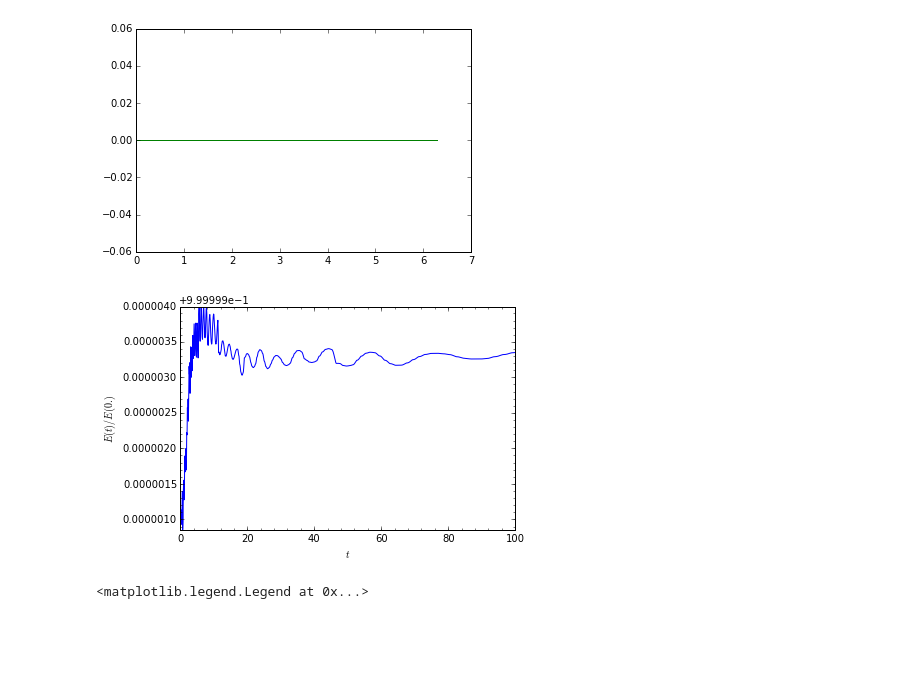
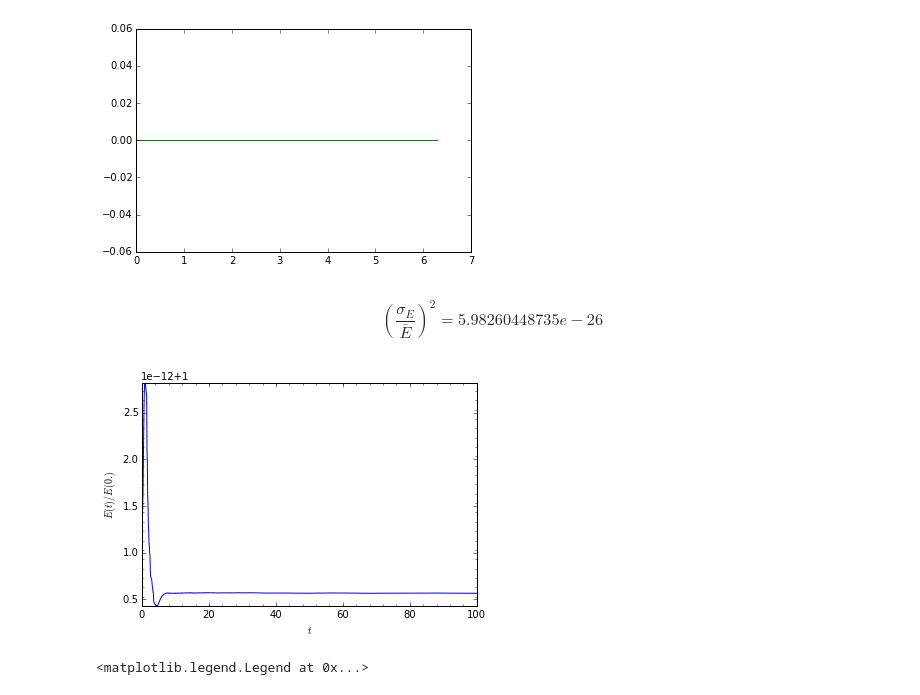
Before and after one commit to SeaifanAladdin/galpy-notebook, a Jupyter notebook: galpy/SCFPotential_forces.ipynb, the cells around one changed output. Drawn from its saved outputs; the diff is of its cells as text; code cells hidden in the pictures; blank space fills up the shorter version.

Commit message:
Switched from using odeint to the dopr54_c integrator.

```diff
--- a/galpy/SCFPotential_forces.ipynb
+++ b/galpy/SCFPotential_forces.ipynb
@@ -10,7 +10,7 @@ from galpy.util.bovy_coords import cyl_to_spher, spher_to_cyl
 galpyWarning: A major change in versions > 1.1 is that all galpy.potential functions and methods take the potential as the first argument; previously methods such as evaluatePotentials, evaluateDensit ...
 # %%
 h = HernquistPotential(amp=1, a=1)
-nfw = NFWPotential(amp=1, a=1)
+nfw = NFWPotential(amp=1)
 
 def rho_Spherical(R, z=0, phi=0.):
     return h.dens(R,z)
@@ -53,6 +60,8 @@ o.plotE(normed=True)
 # %%
-Acos, Asin = scf_compute_coeffs_spherical(rho_NFW,200, 1.)
-scf = SCFPotential(Acos=Acos,Asin=Asin)
+a_nfw = 20
+N = 20
+Acos, Asin = scf_compute_coeffs_spherical(rho_NFW,N, a_nfw)
+scf = SCFPotential(Acos=Acos,Asin=Asin, a=a_nfw)
 # %%
 plt.plot(R, scf.Rforce(R,2,1))
 plt.plot(R, nfw.Rforce(R, 2, 1))
@@ -73,10 +82,15 @@ plt.plot(phi, nfw.phiforce(2, 2, phi)*nu.ones((1000)))
 [figure]
 # %%
 o= Orbit(vxvv=[1.,0.1,1.1,0.,0.1])
-o.integrate(ts,scf,method='odeint')
+o.integrate(ts,scf,method='dopr54_c')
 o.plotE(normed=True)
+
+tEs = o.E(ts)
+Eerr = (nu.std(tEs)/nu.mean(tEs))**2
+display(Math(r'\left(\frac{\sigma_E}{\bar{E}} \right)^2 =' + str(Eerr)))
 # %% [output]
+$$\left(\frac{\sigma_E}{\bar{E}} \right)^2 =5.98260448735e-26$$
-[figure, old version]
+[figure, new version]
 # %%
 fp = FlattenedPowerPotential()
 # %%
```
Also changed, not shown: parts of 7 cells of this notebook.
